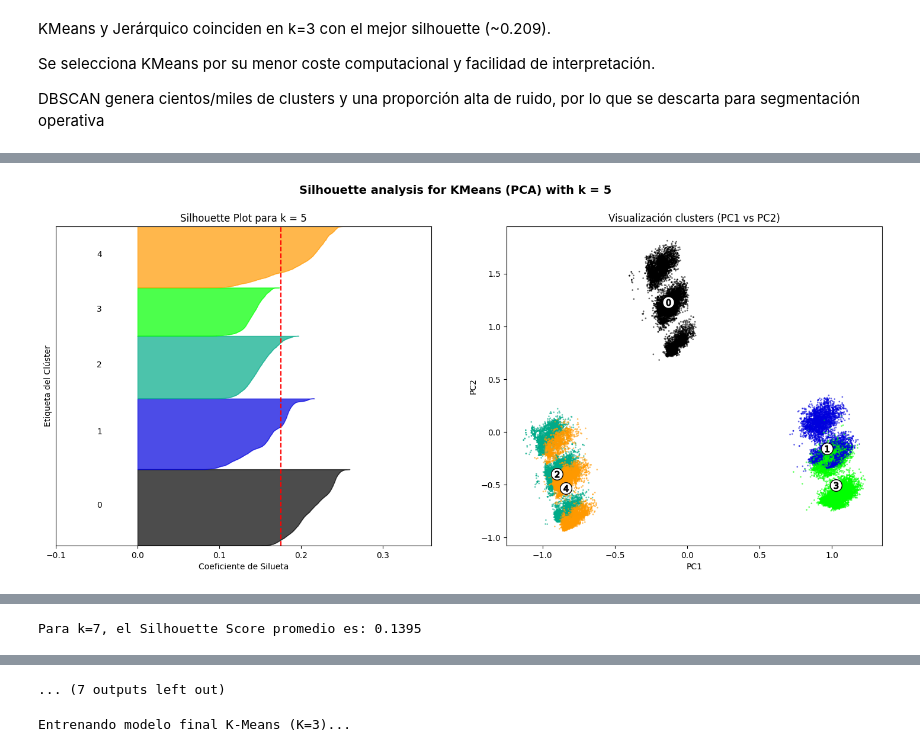
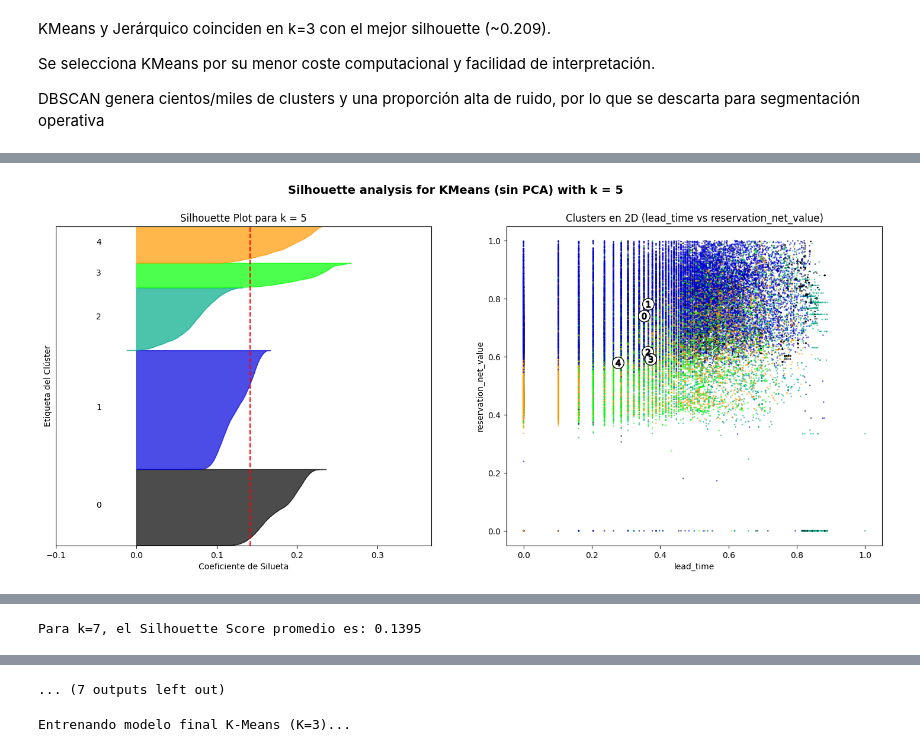
Before and after one commit to javierllorenteMon/RETO_06_VerdeOSCURO, a Jupyter notebook: 07-Clustering.ipynb, the cells around one changed output, grey strips where cells are left out. Cells and saved outputs as stored; diff of their text form; code cells hidden in the pictures.

Commit message:
Guardar para traer nuevo dataframe actulizado

```diff
--- a/07-Clustering.ipynb
+++ b/07-Clustering.ipynb
@@ -84,10 +70,7 @@ Varianza explicada total: 0.9547884840620783
 # %% [markdown]
 Dataframe final con componentes principales
 # %%
-X_pca_df = pd.DataFrame(
-    X_pca,
-    columns=[f'PC{i+1}' for i in range(X_pca.shape[1])]
-)
-print(X_pca_df.shape)
-X_pca_df.head()
+# Matriz final para clustering (SIN PCA)
+X = df_scaled.values
+print("Shape X (sin PCA):", X.shape)
 # %% [output]
@@ -171,7 +138,7 @@ Best Agglomerative k: 3 sil: 0.208773799276555
 # %% [markdown]
 ### Clustering DBSCAN (probamos varios eps/min_samples)
 # %%
-eps_list = [0.3, 0.5, 0.7, 0.9, 1.1]
+eps_list = [1.0, 1.5, 2.0, 2.5, 3.0]
 min_samples_list = [5, 10, 20]
 
 dbscan_results = []
@@ -188,9 +155,9 @@ for eps in eps_list:
 
         sil = None
         if n_clusters >= 2:
-            # silhouette solo sobre puntos NO ruido
+            # silhouette SOLO sobre puntos que no son ruido
             mask = labels != -1
-            sil = silhouette_score(X[mask], labels[mask], sample_size=min(SAMPLE_SIZE, mask.sum()), random_state=42)
+            sil = silhouette_score(X[mask], labels[mask])
 
         dbscan_results.append({
             "eps": eps,
@@ -200,7 +167,7 @@ for eps in eps_list:
             "silhouette": sil
         })
 
-# Ordenar: primero los que tienen silhouette (no None), y por silhouette desc
+# Ordenar: primero los que tienen silhouette (no None), luego por silhouette desc
 dbscan_results_sorted = sorted(
     dbscan_results,
     key=lambda d: (-1 if d["silhouette"] is None else d["silhouette"]),
@@ -229,11 +196,17 @@ Se selecciona KMeans por su menor coste computacional y facilidad de interpretac
 
 DBSCAN genera cientos/miles de clusters y una proporción alta de ruido, por lo que se descarta para segmentación operativa
 # %%
-# Usamos TODOS los datos del PCA
-X = X_pca_df.values
+X = df_scaled.values
 
-# Para el scatter 2D usamos PC1 y PC2
-X_2d = X_pca_df[['PC1', 'PC2']].values
+# Elegimos 2 variables REALES para el scatter
+feat_x = 'lead_time'
+feat_y = 'reservation_net_value'
+
+# índices de esas variables dentro de df_scaled
+ix = df_scaled.columns.get_loc(feat_x)
+iy = df_scaled.columns.get_loc(feat_y)
+
+X_2d = df_scaled[[feat_x, feat_y]].values
 
 range_n_clusters = [2, 3, 4, 5, 6, 7, 8, 9, 10]
 silhouette_scores = []
@@ -241,47 +214,45 @@ silhouette_scores = []
 print(f"Generando gráficos con el dataset completo ({len(X)} registros)...")
 
 for n_clusters in range_n_clusters:
-    # 1. Crear el modelo
     clusterer = KMeans(n_clusters=n_clusters, random_state=42, n_init="auto")
     cluster_labels = clusterer.fit_predict(X)
 
-    # 2. Silhouette medio
+    # Silhouette con TODO el dataset
     silhouette_avg = silhouette_score(X, cluster_labels)
     silhouette_scores.append(silhouette_avg)
     print(f"Para k={n_clusters}, el Silhouette Score promedio es: {silhouette_avg:.4f}")
 
-    # 3. Silhouette por muestra
+    # Silhouette por muestra → ahora por TODAS las muestras
     sample_silhouette_values = silhouette_samples(X, cluster_labels)
 
-    # 4. Crear figura con DOS gráficos (izq + der)
     fig, (ax1, ax2) = plt.subplots(1, 2)
     fig.set_size_inches(18, 7)
 
     # -----------------------
-    # GRÁFICO IZQUIERDO
+    # IZQUIERDA: Silhouette plot
     # -----------------------
-
-    # Calcular el valor máximo real de tus siluetas
     max_score = sample_silhouette_values.max()
-
-    # Ajustar el límite a ese máximo + un margen de 0.1
     ax1.set_xlim([-0.1, max_score + 0.1])
     ax1.set_ylim([0, len(X) + (n_clusters + 1) * 10])
 
     y_lower = 10
     for i in range(n_clusters):
-        ith_cluster_silhouette_values = sample_silhouette_values[cluster_labels == i]
-        ith_cluster_silhouette_values.sort()
+        ith_vals = sample_silhouette_values[cluster_labels == i]
+        ith_vals.sort()
 
-        size_cluster_i = ith_cluster_silhouette_values.shape[0]
-        y_upper = y_lower + size_cluster_i
+        size_i = ith_vals.shape[0]
+        y_upper = y_lower + size_i
 
         color = cm.nipy_spectral(float(i) / n_clusters)
-        ax1.fill_betweenx(np.arange(y_lower, y_upper),
-                          0, ith_cluster_silhouette_values,
-                          facecolor=color, edgecolor=color, alpha=0.7)
-
-        ax1.text(-0.05, y_lower + 0.5 * size_cluster_i, str(i))
+        ax1.fill_betweenx(
+            np.arange(y_lower, y_upper),
+            0,
+            ith_vals,
+            facecolor=color,
+            edgecolor=color,
+            alpha=0.7
+        )
+        ax1.text(-0.05, y_lower + 0.5 * size_i, str(i))
         y_lower = y_upper + 10
 
     ax1.axvline(x=silhouette_avg, color="red", linestyle="--")
@@ -291,7 +262,7 @@ for n_clusters in range_n_clusters:
     ax1.set_yticks([])
 
     # -----------------------
-    # GRÁFICO DERECHO (PC1 vs PC2)
+    # DERECHA: scatter 2D
     # -----------------------
     colors = cm.nipy_spectral(cluster_labels.astype(float) / n_clusters)
 
@@ -301,35 +272,37 @@ for n_clusters in range_n_clusters:
         c=colors, edgecolor='k'
     )
 
-    # Centros (solo PC1 y PC2)
-    centers = clusterer.cluster_centers_[:, :2]
+    # Centros del KMeans
+    centers = clusterer.cluster_centers_
+    centers_2d = np.column_stack([centers[:, ix], centers[:, iy]])
+
     ax2.scatter(
-        centers[:, 0], centers[:, 1],
+        centers_2d[:, 0], centers_2d[:, 1],
         marker='o', c='white', s=200, edgecolor='k'
     )
 
-    for i, c in enumerate(centers):
+    for i, c in enumerate(centers_2d):
         ax2.scatter(c[0], c[1], marker=f'${i}$', s=60, edgecolor='k')
 
-    ax2.set_title("Visualización clusters (PC1 vs PC2)")
-    ax2.set_xlabel("PC1")
-    ax2.set_ylabel("PC2")
+    ax2.set_title(f"Clusters en 2D ({feat_x} vs {feat_y})")
+    ax2.set_xlabel(feat_x)
+    ax2.set_ylabel(feat_y)
 
     plt.suptitle(
-        f"Silhouette analysis for KMeans (PCA) with k = {n_clusters}",
+        f"Silhouette analysis for KMeans (sin PCA) with k = {n_clusters}",
         fontsize=14, fontweight='bold'
     )
 
     plt.show()
 
 # -----------------------
-# GRÁFICO RESUMEN FINAL
+# RESUMEN FINAL silhouette
 # -----------------------
 plt.figure(figsize=(10, 6))
 plt.plot(range_n_clusters, silhouette_scores, marker='o')
 plt.xlabel('Número de Clústeres (k)')
 plt.ylabel('Silhouette Score Promedio')
-plt.title('Silhouette Score para diferentes valores de k')
+plt.title('Silhouette Score para diferentes valores de k (KMeans sin PCA)')
 plt.grid(True)
 plt.show()
 # %% [output]
@@ -344 +317 @@ Para k=5, el Silhouette Score promedio es: 0.1756
-[figure, old version]
+[figure, new version]
```
Also changed, not shown: parts of 9 cells of this notebook.
